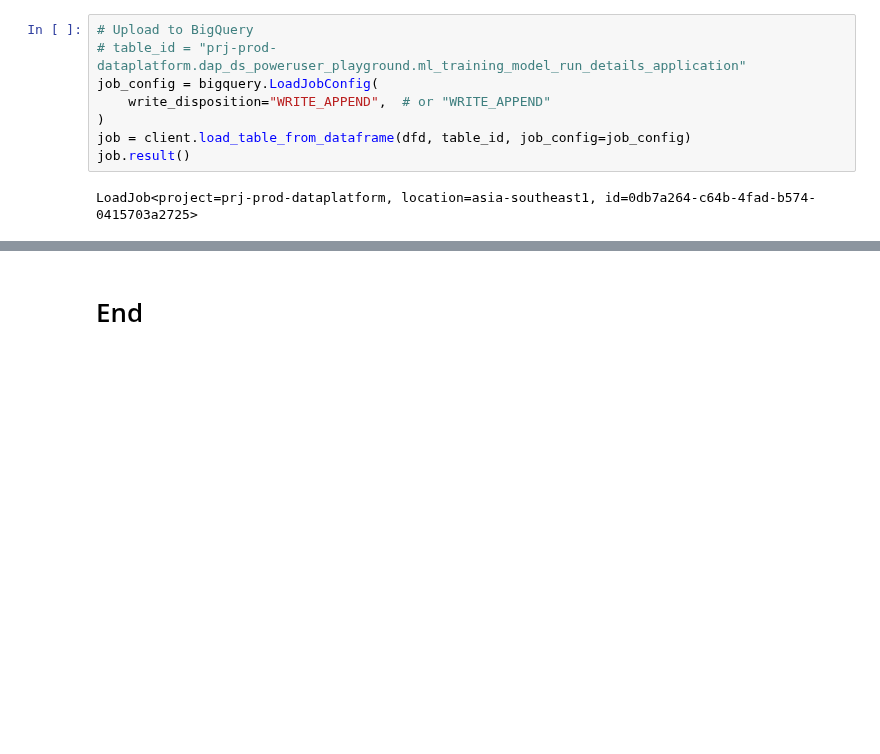
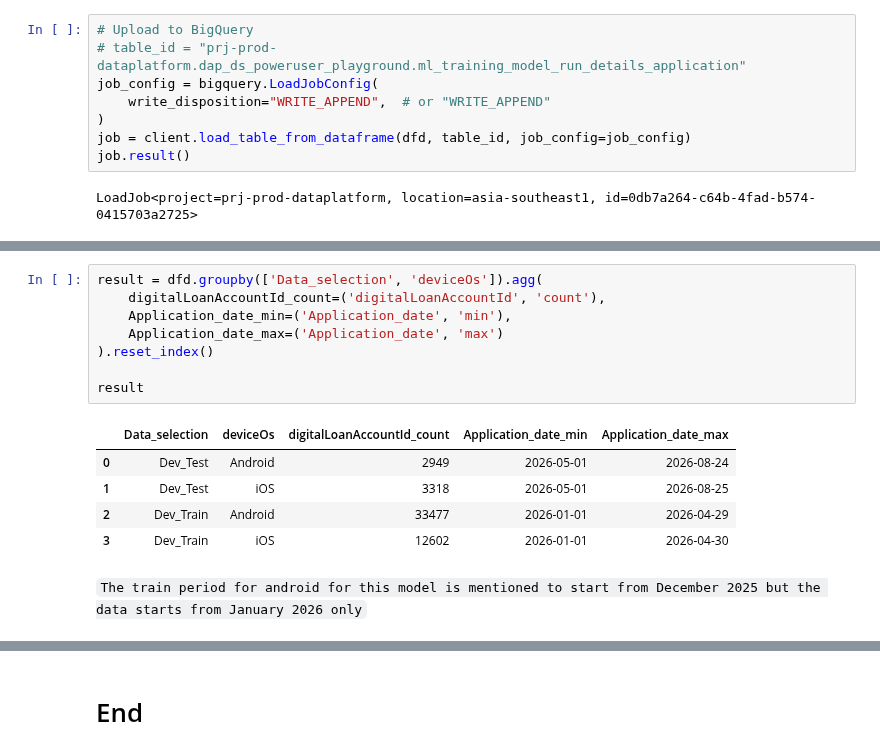
Before and after one commit to dchakroborti-tonik/Gini_Monitoring, a Jupyter notebook: PSI_Training_Data_Preparation/psi_training_psi_application.ipynb, the cells around one changed output, grey strips where cells are left out. Cells and saved outputs as stored; diff of their text form; blank space fills up the shorter version.

```diff
--- a/PSI_Training_Data_Preparation/psi_training_psi_application.ipynb
+++ b/PSI_Training_Data_Preparation/psi_training_psi_application.ipynb
@@ -5841,0 +5902,16 @@ LoadJob<project=prj-prod-dataplatform, location=asia-southeast1, id=0db7a264-c64
+# %%
+result = dfd.groupby(['Data_selection', 'deviceOs']).agg(
+    digitalLoanAccountId_count=('digitalLoanAccountId', 'count'),
+    Application_date_min=('Application_date', 'min'),
+    Application_date_max=('Application_date', 'max')
+).reset_index()
+
+result
+# %% [output]
+|  | Data_selection | deviceOs | digitalLoanAccountId_count | Application_date_min | Application_date_max |
+| 0 | Dev_Test | Android | 2949 | 2026-05-01 | 2026-08-24 |
+| 1 | Dev_Test | iOS | 3318 | 2026-05-01 | 2026-08-25 |
+| 2 | Dev_Train | Android | 33477 | 2026-01-01 | 2026-04-29 |
+| 3 | Dev_Train | iOS | 12602 | 2026-01-01 | 2026-04-30 |
+# %% [markdown]
+`The train period for android for this model is mentioned to start from December 2025 but the data starts from January 2026 only`
```
Also changed, not shown: parts of 37 cells of this notebook, 1 other file.
